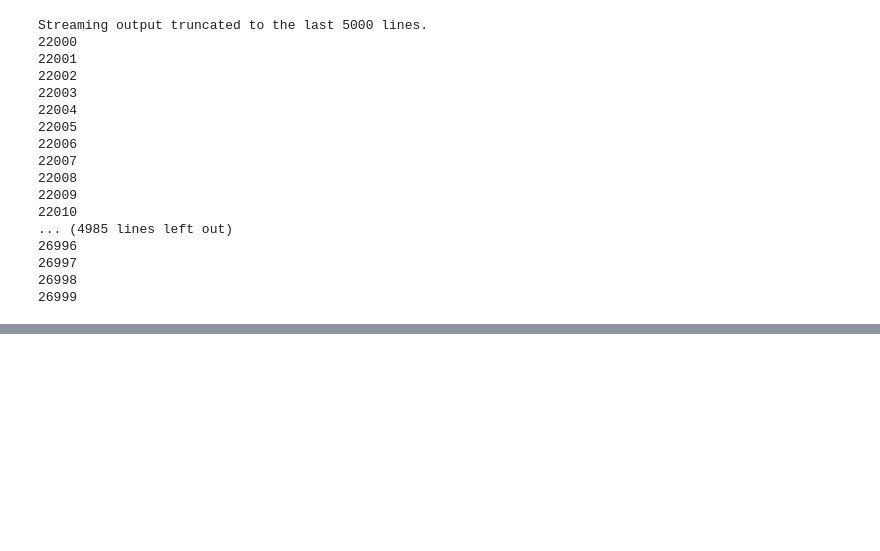
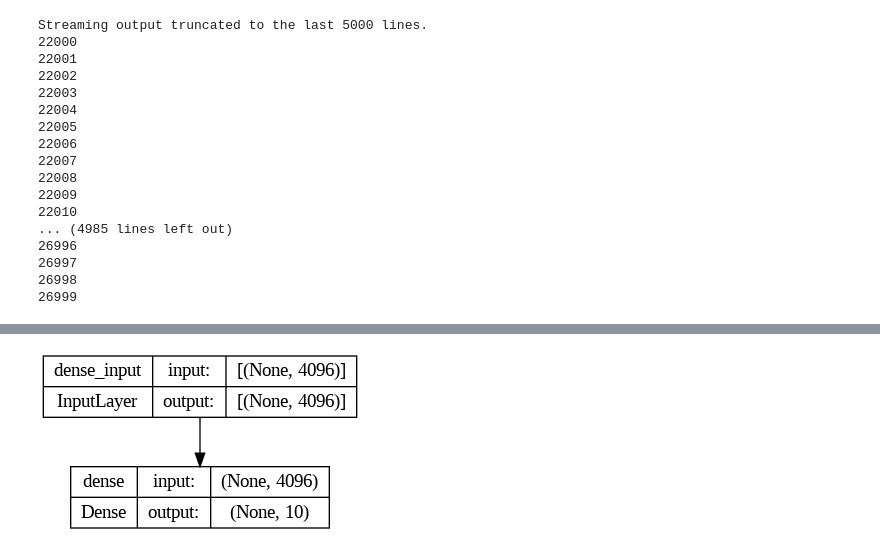
Before and after one commit to RekhaRani-0916/EuroSat, a Jupyter notebook: EuroSat.ipynb, the cells around one changed output, grey strips where cells are left out. Cells and saved outputs as stored; diff of their text form; code cells hidden in the pictures; blank space fills up the shorter version.

```diff
--- a/EuroSat.ipynb
+++ b/EuroSat.ipynb
@@ -108,0 +156,14 @@ Streaming output truncated to the last 5000 lines.
+# %%
+# number of classes
+num_classes = len(np.array(np.unique(yLabels)))
+# observations in smallest class
+smallest_class_obs = np.where(yLabels == smallest_class)[0]
+
+# Get 2000 observations from each class
+indBal = np.empty(0, dtype=int)
+for i in range(num_classes):
+  indTemp = shuffle(np.where(yLabels == i)[0], random_state=42)[0:smallest_class_obs.shape[0]]
+  indBal = np.concatenate([indBal, indTemp])
+
+# shuffle the balanced index
+indBal = shuffle(indBal, random_state = 42)
@@ -108,0 +280,5 @@ Streaming output truncated to the last 5000 lines.
+# %%
+M1 = Sequential()
+M1.add(Dense(num_classes, activation='softmax', input_shape=(4096,)))
+
+M1.summary()
@@ -108,0 +297,4 @@ Streaming output truncated to the last 5000 lines.
+# %%
+plot_model(M1, show_shapes=True, show_layer_names=True)
+# %% [output]
+[figure, added]
```
Also changed, not shown: parts of 32 cells of this notebook.
